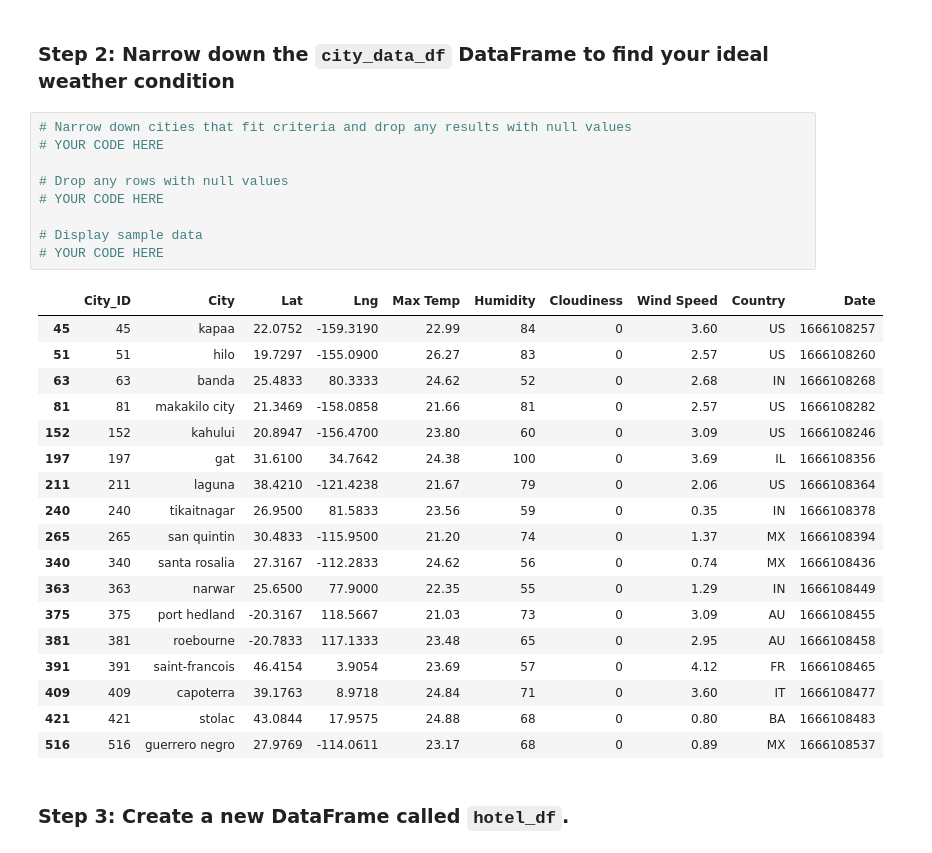
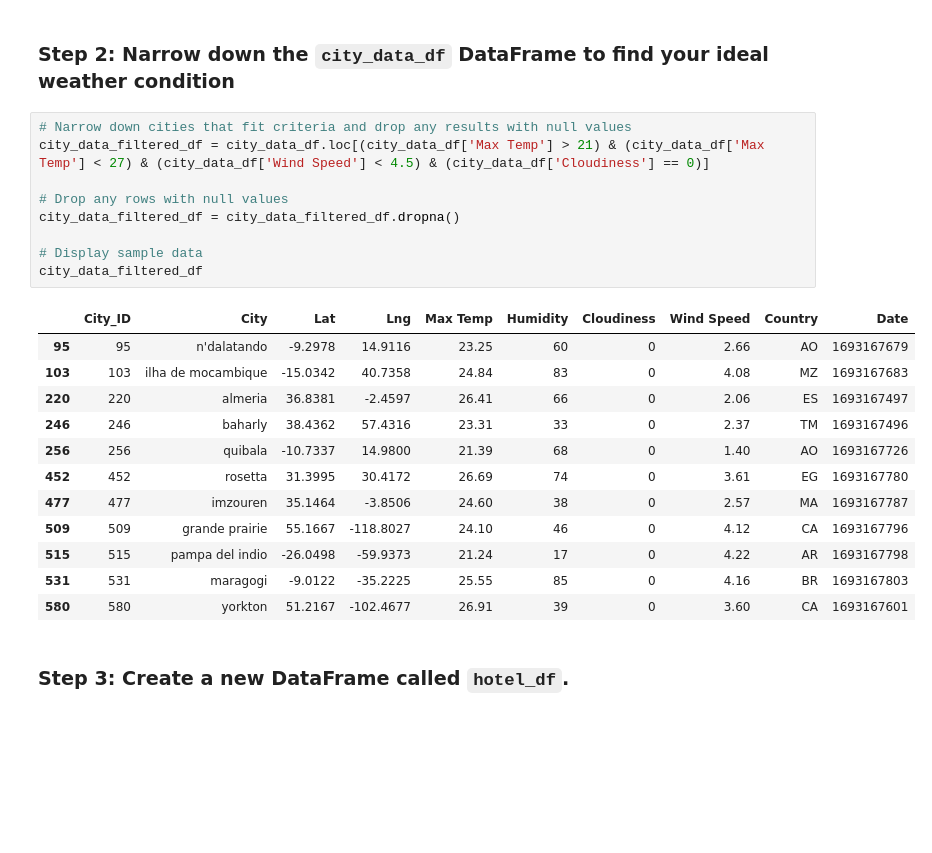
Before and after one commit to maswanwick/python-api-challenge, a Jupyter notebook: api_challenge/VacationPy.ipynb, the cells around one changed output. Cells and saved outputs as stored; diff of their text form; blank space fills up the shorter version.

Commit message:
Completed Step 2:  Filter data based on ideal conditions

```diff
--- a/api_challenge/VacationPy.ipynb
+++ b/api_challenge/VacationPy.ipynb
@@ -55,32 +55,26 @@ world_map_plot
 ### Step 2: Narrow down the `city_data_df` DataFrame to find your ideal weather condition
 # %%
 # Narrow down cities that fit criteria and drop any results with null values
-# YOUR CODE HERE
+city_data_filtered_df = city_data_df.loc[(city_data_df['Max Temp'] > 21) & (city_data_df['Max Temp'] < 27) & (city_data_df['Wind Speed'] < 4.5) & (city_data_df['Cloudiness'] == 0)]
 
 # Drop any rows with null values
-# YOUR CODE HERE
+city_data_filtered_df = city_data_filtered_df.dropna()
 
 # Display sample data
-# YOUR CODE HERE
+city_data_filtered_df
 # %% [output]
 |  | City_ID | City | Lat | Lng | Max Temp | Humidity | Cloudiness | Wind Speed | Country | Date |
-| 45 | 45 | kapaa | 22.0752 | -159.3190 | 22.99 | 84 | 0 | 3.60 | US | 1666108257 |
-| 51 | 51 | hilo | 19.7297 | -155.0900 | 26.27 | 83 | 0 | 2.57 | US | 1666108260 |
-| 63 | 63 | banda | 25.4833 | 80.3333 | 24.62 | 52 | 0 | 2.68 | IN | 1666108268 |
-| 81 | 81 | makakilo city | 21.3469 | -158.0858 | 21.66 | 81 | 0 | 2.57 | US | 1666108282 |
-| 152 | 152 | kahului | 20.8947 | -156.4700 | 23.80 | 60 | 0 | 3.09 | US | 1666108246 |
-| 197 | 197 | gat | 31.6100 | 34.7642 | 24.38 | 100 | 0 | 3.69 | IL | 1666108356 |
-| 211 | 211 | laguna | 38.4210 | -121.4238 | 21.67 | 79 | 0 | 2.06 | US | 1666108364 |
-| 240 | 240 | tikaitnagar | 26.9500 | 81.5833 | 23.56 | 59 | 0 | 0.35 | IN | 1666108378 |
-| 265 | 265 | san quintin | 30.4833 | -115.9500 | 21.20 | 74 | 0 | 1.37 | MX | 1666108394 |
-| 340 | 340 | santa rosalia | 27.3167 | -112.2833 | 24.62 | 56 | 0 | 0.74 | MX | 1666108436 |
-| 363 | 363 | narwar | 25.6500 | 77.9000 | 22.35 | 55 | 0 | 1.29 | IN | 1666108449 |
-| 375 | 375 | port hedland | -20.3167 | 118.5667 | 21.03 | 73 | 0 | 3.09 | AU | 1666108455 |
-| 381 | 381 | roebourne | -20.7833 | 117.1333 | 23.48 | 65 | 0 | 2.95 | AU | 1666108458 |
-| 391 | 391 | saint-francois | 46.4154 | 3.9054 | 23.69 | 57 | 0 | 4.12 | FR | 1666108465 |
-| 409 | 409 | capoterra | 39.1763 | 8.9718 | 24.84 | 71 | 0 | 3.60 | IT | 1666108477 |
-| 421 | 421 | stolac | 43.0844 | 17.9575 | 24.88 | 68 | 0 | 0.80 | BA | 1666108483 |
-| 516 | 516 | guerrero negro | 27.9769 | -114.0611 | 23.17 | 68 | 0 | 0.89 | MX | 1666108537 |
+| 95 | 95 | n'dalatando | -9.2978 | 14.9116 | 23.25 | 60 | 0 | 2.66 | AO | 1693167679 |
+| 103 | 103 | ilha de mocambique | -15.0342 | 40.7358 | 24.84 | 83 | 0 | 4.08 | MZ | 1693167683 |
+| 220 | 220 | almeria | 36.8381 | -2.4597 | 26.41 | 66 | 0 | 2.06 | ES | 1693167497 |
+| 246 | 246 | baharly | 38.4362 | 57.4316 | 23.31 | 33 | 0 | 2.37 | TM | 1693167496 |
+| 256 | 256 | quibala | -10.7337 | 14.9800 | 21.39 | 68 | 0 | 1.40 | AO | 1693167726 |
+| 452 | 452 | rosetta | 31.3995 | 30.4172 | 26.69 | 74 | 0 | 3.61 | EG | 1693167780 |
+| 477 | 477 | imzouren | 35.1464 | -3.8506 | 24.60 | 38 | 0 | 2.57 | MA | 1693167787 |
+| 509 | 509 | grande prairie | 55.1667 | -118.8027 | 24.10 | 46 | 0 | 4.12 | CA | 1693167796 |
+| 515 | 515 | pampa del indio | -26.0498 | -59.9373 | 21.24 | 17 | 0 | 4.22 | AR | 1693167798 |
+| 531 | 531 | maragogi | -9.0122 | -35.2225 | 25.55 | 85 | 0 | 4.16 | BR | 1693167803 |
+| 580 | 580 | yorkton | 51.2167 | -102.4677 | 26.91 | 39 | 0 | 3.60 | CA | 1693167601 |
 # %% [markdown]
 ### Step 3: Create a new DataFrame called `hotel_df`.
 # %%
```
